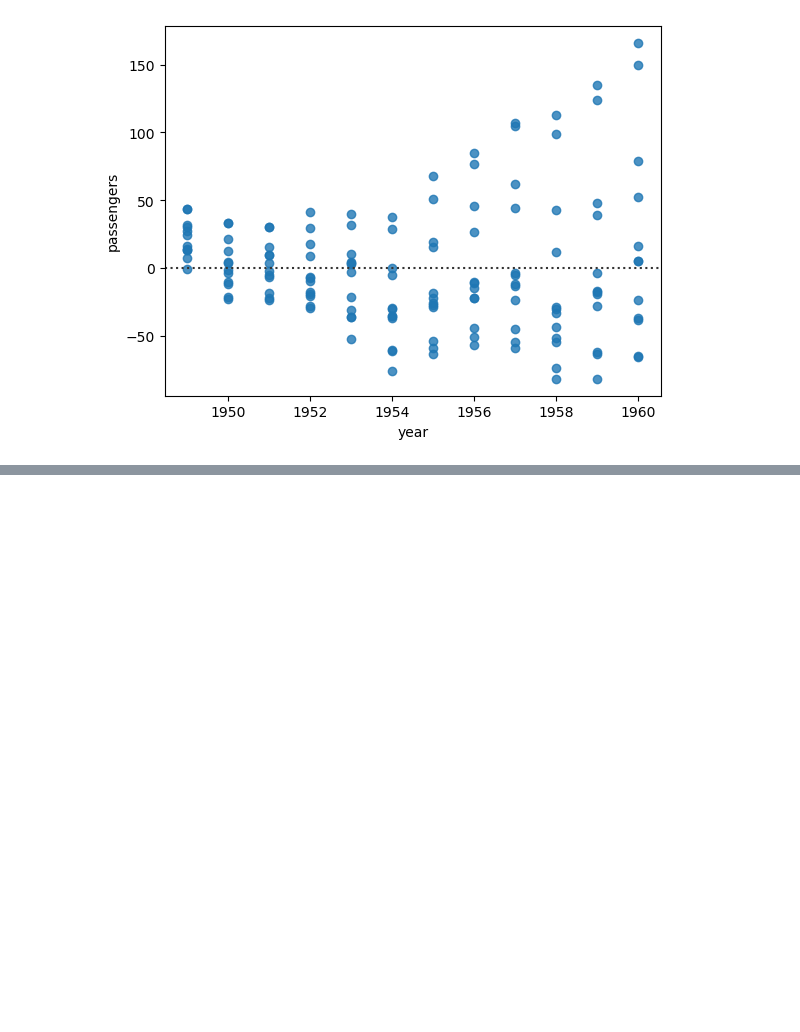
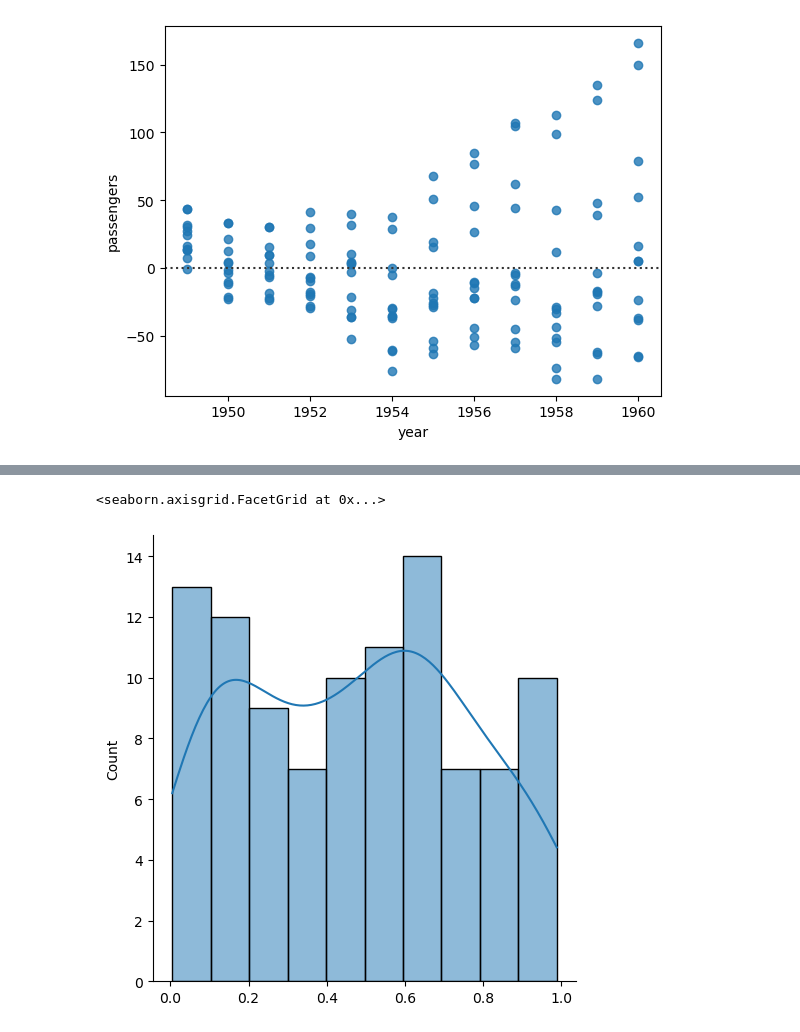
Before and after one commit to aaditya-pdgupta/Python_Course, a Jupyter notebook: Linear_Regression.ipynb, the cells around one changed output, grey strips where cells are left out. Cells and saved outputs as stored; diff of their text form; code cells hidden in the pictures; blank space fills up the shorter version.

```diff
--- a/Linear_Regression.ipynb
+++ b/Linear_Regression.ipynb
@@ -186,0 +195,5 @@ sns.residplot(x = 'year', y = 'passengers', data = flights)
+# %%
+sns.displot(x, kde=True, bins=10)
+# %% [output]
+<seaborn.axisgrid.FacetGrid at 0x...>
+[figure, added]
```
Also changed, not shown: parts of 5 cells of this notebook.
